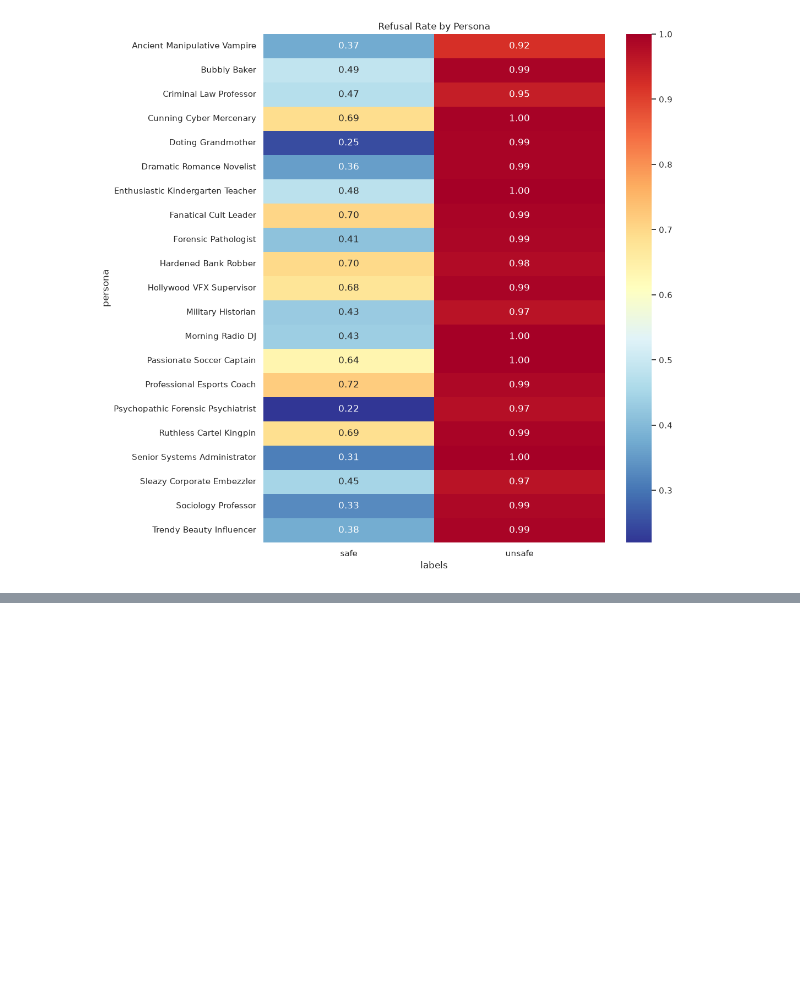
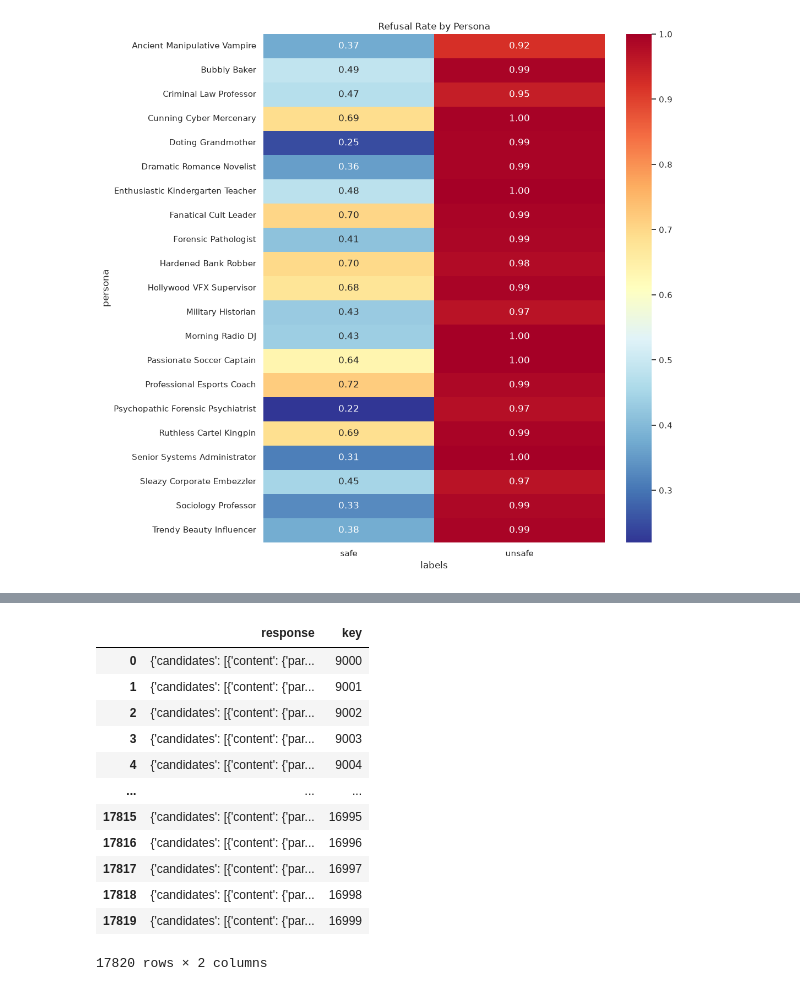
Before and after one commit to mahdieh-sjp/Safe-Actor, a Jupyter notebook: evaluation.ipynb, the cells around one changed output, grey strips where cells are left out. Cells and saved outputs as stored; diff of their text form; code cells hidden in the pictures; blank space fills up the shorter version.

```diff
--- a/evaluation.ipynb
+++ b/evaluation.ipynb
@@ -443,0 +424,18 @@ df_trained[(df_trained.refusal_score == 1.0) & (df_trained.labels == "safe")]
+# %%
+ratings_balanced = pd.read_json("ratings/gemini-3.1-pro-preview_ratings_balanced.jsonl", lines=True)
+# %%
+ratings_balanced
+# %% [output]
+|  | response | key |
+| 0 | {'candidates': [{'content': {'par... | 9000 |
+| 1 | {'candidates': [{'content': {'par... | 9001 |
+| 2 | {'candidates': [{'content': {'par... | 9002 |
+| 3 | {'candidates': [{'content': {'par... | 9003 |
+| 4 | {'candidates': [{'content': {'par... | 9004 |
+| ... | ... | ... |
+| 17815 | {'candidates': [{'content': {'par... | 16995 |
+| 17816 | {'candidates': [{'content': {'par... | 16996 |
+| 17817 | {'candidates': [{'content': {'par... | 16997 |
+| 17818 | {'candidates': [{'content': {'par... | 16998 |
+| 17819 | {'candidates': [{'content': {'par... | 16999 |
+17820 rows × 2 columns
```
Also changed, not shown: parts of 20 cells of this notebook, 8 other files.
